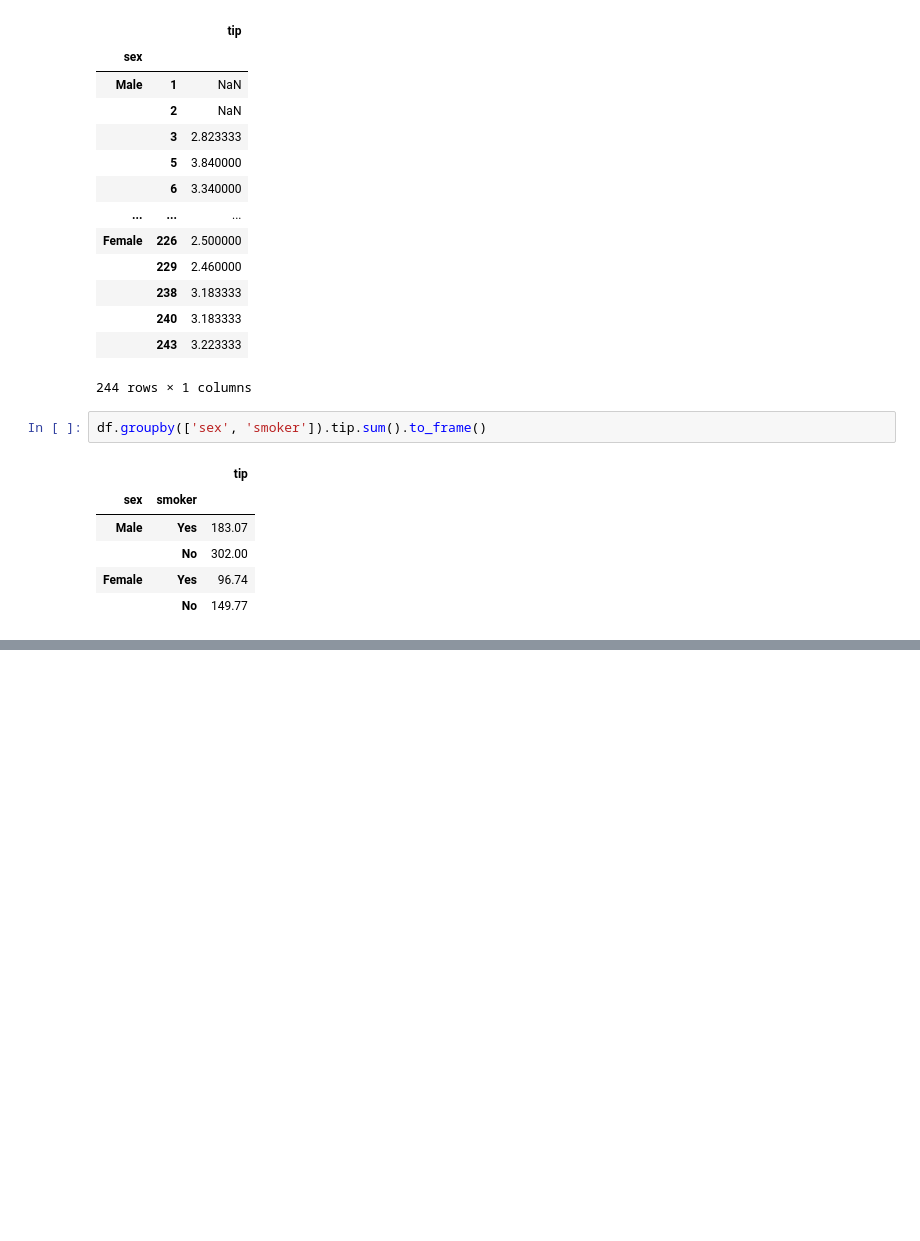
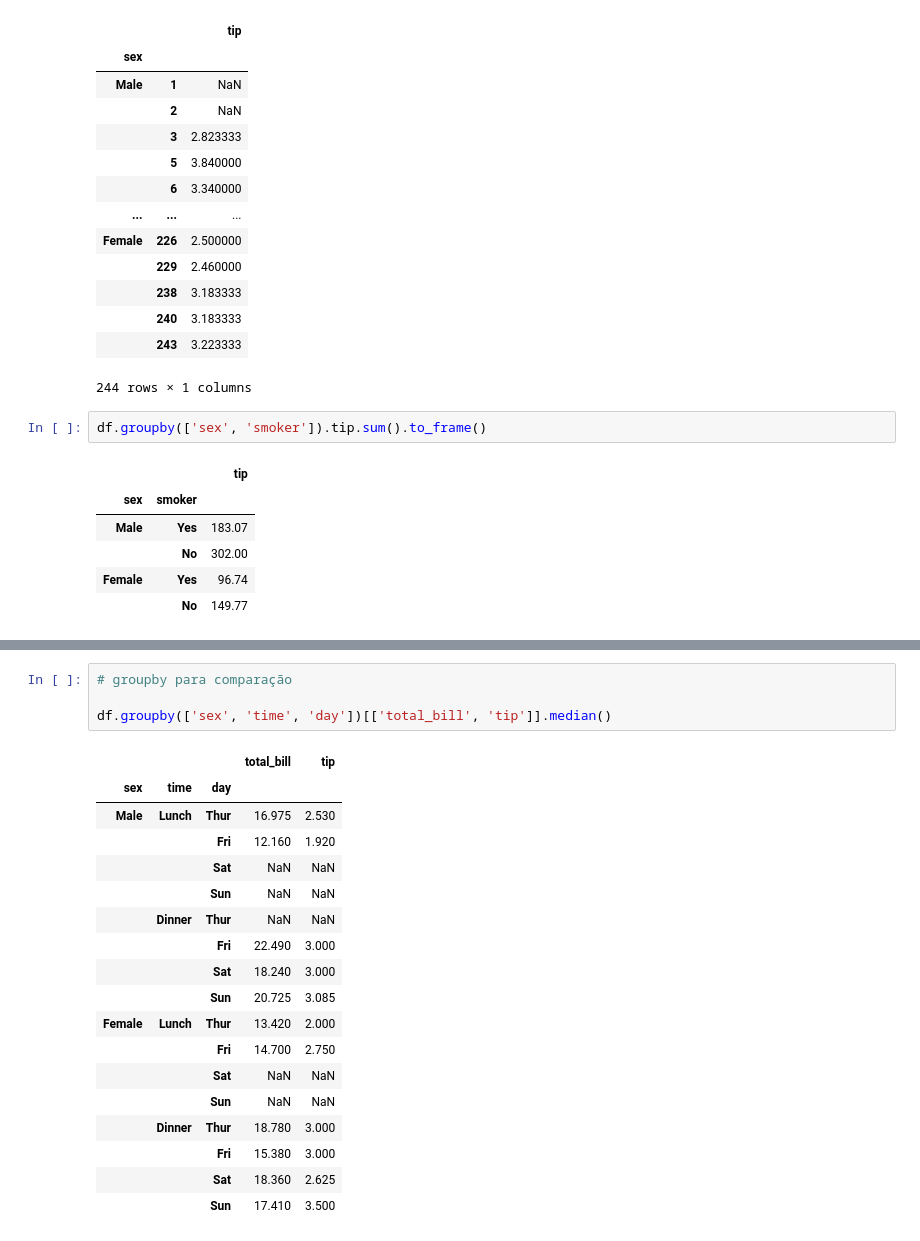
Before and after one commit to vcautela/Data_Wrangling, a Jupyter notebook: Data_Wrangling.ipynb, the cells around one changed output, grey strips where cells are left out. Cells and saved outputs as stored; diff of their text form; blank space fills up the shorter version.

```diff
--- a/Data_Wrangling.ipynb
+++ b/Data_Wrangling.ipynb
@@ -439,0 +493,23 @@ px.bar(data_frame=df,x='sex',y='tip', color='smoker', barmode='group')
+# %%
+# groupby para comparação
+
+df.groupby(['sex', 'time', 'day'])[['total_bill', 'tip']].median()
+# %% [output]
+|  |  |  | total_bill | tip |
+| sex | time | day |  |  |
+| Male | Lunch | Thur | 16.975 | 2.530 |
+|  |  | Fri | 12.160 | 1.920 |
+|  |  | Sat | NaN | NaN |
+|  |  | Sun | NaN | NaN |
+|  | Dinner | Thur | NaN | NaN |
+|  |  | Fri | 22.490 | 3.000 |
+|  |  | Sat | 18.240 | 3.000 |
+|  |  | Sun | 20.725 | 3.085 |
+| Female | Lunch | Thur | 13.420 | 2.000 |
+|  |  | Fri | 14.700 | 2.750 |
+|  |  | Sat | NaN | NaN |
+|  |  | Sun | NaN | NaN |
+|  | Dinner | Thur | 18.780 | 3.000 |
+|  |  | Fri | 15.380 | 3.000 |
+|  |  | Sat | 18.360 | 2.625 |
+|  |  | Sun | 17.410 | 3.500 |
```
Also changed, not shown: parts of 14 cells of this notebook.
